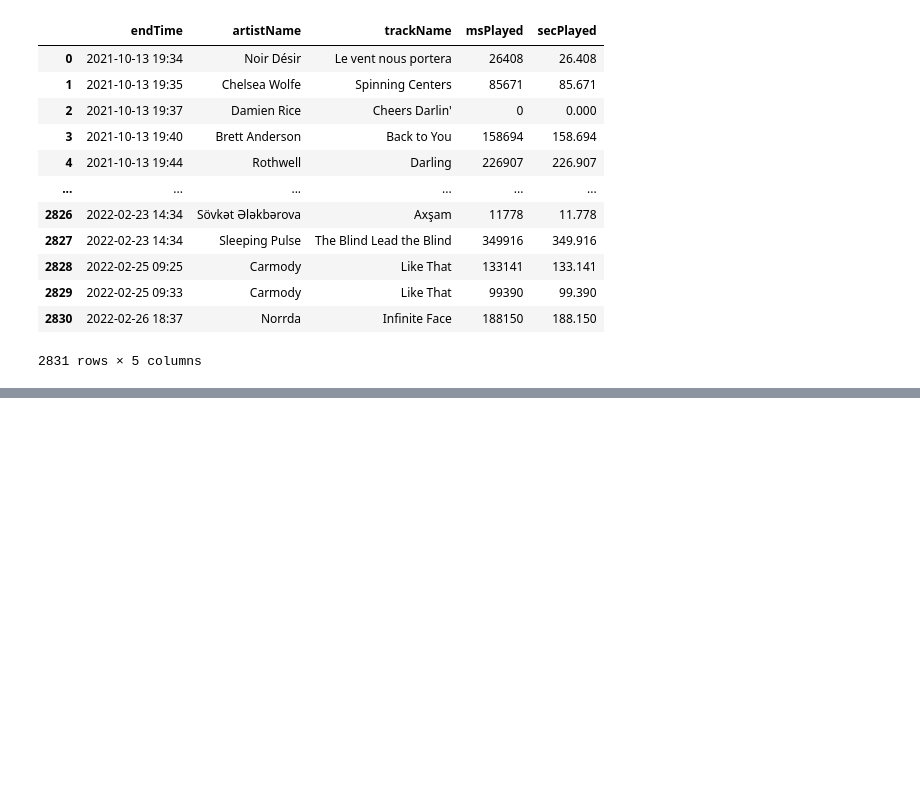
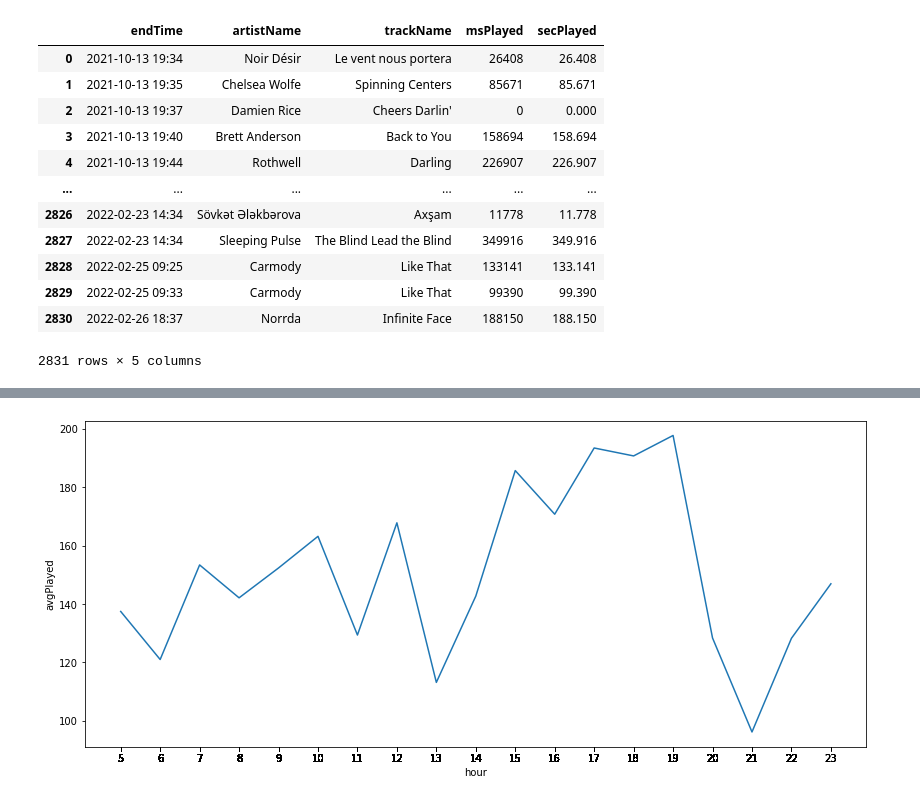
Before and after one commit to gha7all/splotify, a Jupyter notebook: analytics.ipynb, the cells around one changed output, grey strips where cells are left out. Cells and saved outputs as stored; diff of their text form; code cells hidden in the pictures; blank space fills up the shorter version.

```diff
--- a/analytics.ipynb
+++ b/analytics.ipynb
@@ -43,0 +40,9 @@ streamings
+# %%
+avg_per_hour = streamings.groupby(['hour'], as_index=False)['secPlayed'].agg({'avgPlayed': 'mean'})
+
+plt.figure(figsize=(14, 6))
+sns.lineplot(x=avg_per_hour['hour'], y=avg_per_hour['avgPlayed'])
+plt.xticks(ticks=streamings.hour.values)
+plt.show()
+# %% [output]
+[figure, added]
```
Also changed, not shown: parts of 3 cells of this notebook.
